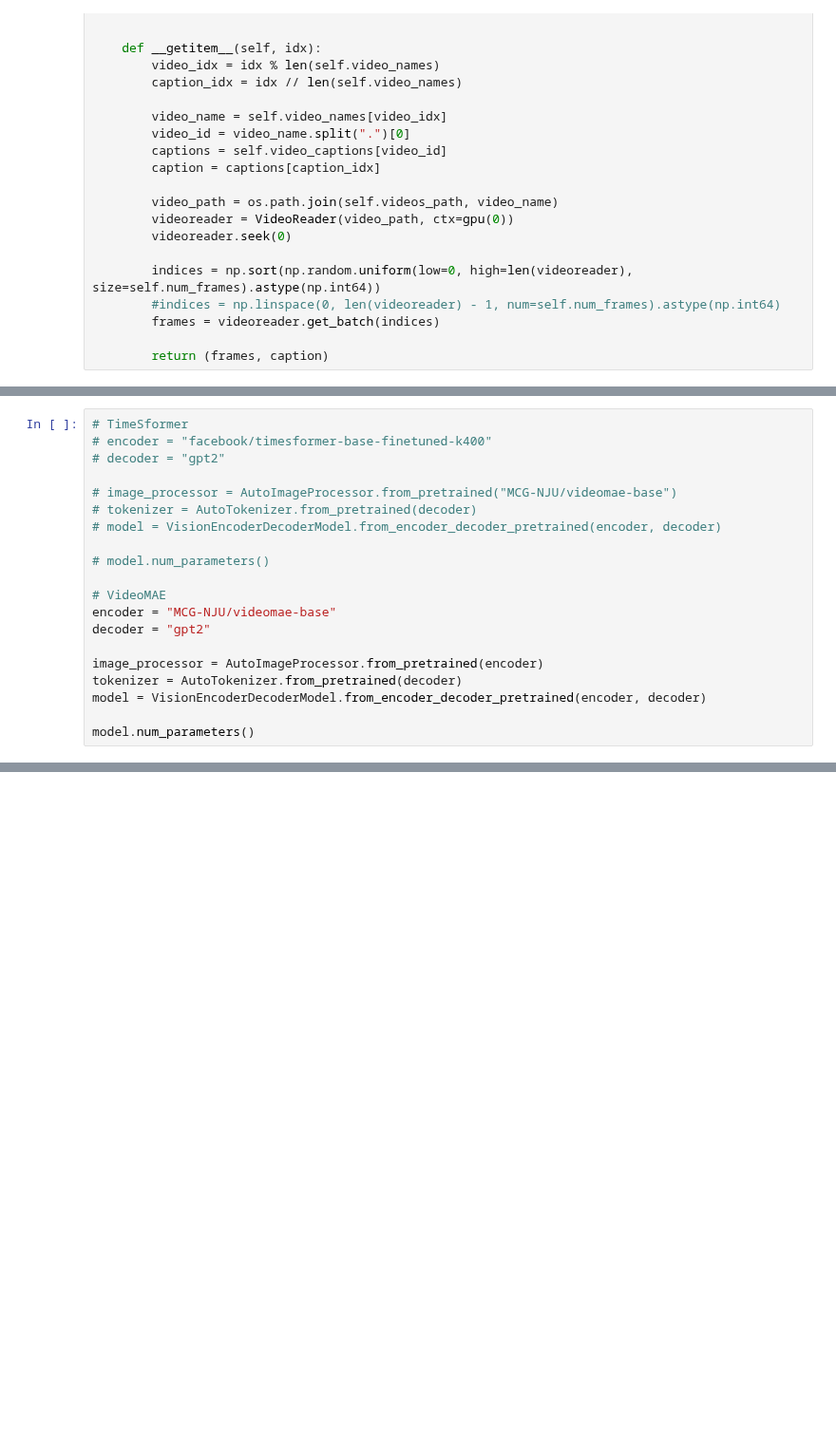
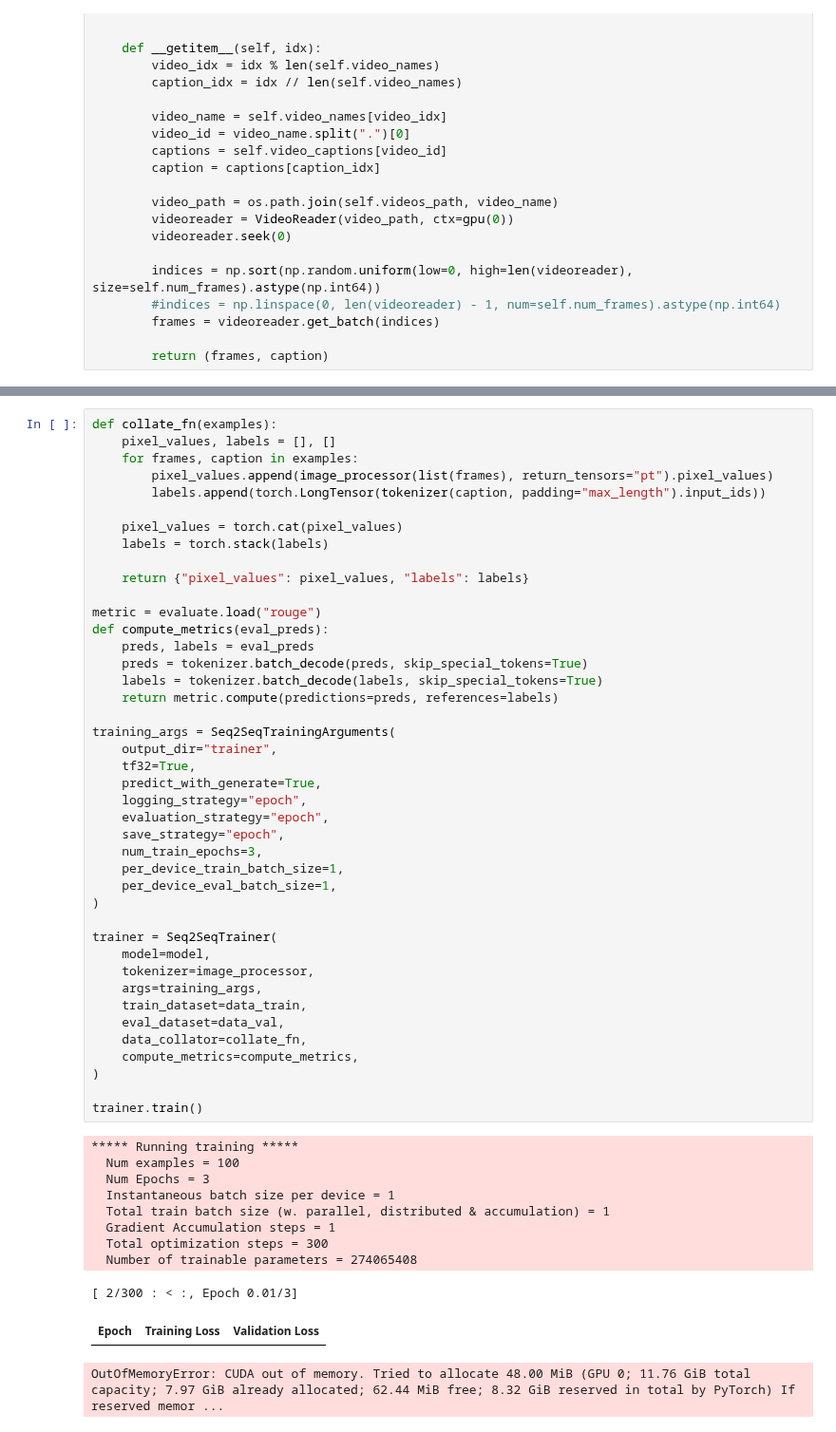
Before and after one commit to Neleac/SpaceTimeGPT, a Jupyter notebook: encoder-decoder.ipynb, the cells around one changed output, grey strips where cells are left out. Shown at 95% size. Drawn from its saved outputs; the diff is of its cells as text; blank space fills up the shorter version.

Commit message:
seq2seq trainer rouge metric

```diff
--- a/encoder-decoder.ipynb
+++ b/encoder-decoder.ipynb
@@ -65,20 +118,0 @@ print(len(data_val))
-# %%
-# TimeSformer
-# encoder = "facebook/timesformer-base-finetuned-k400"
-# decoder = "gpt2"
-
-# image_processor = AutoImageProcessor.from_pretrained("MCG-NJU/videomae-base")
-# tokenizer = AutoTokenizer.from_pretrained(decoder)
-# model = VisionEncoderDecoderModel.from_encoder_decoder_pretrained(encoder, decoder)
-
-# model.num_parameters()
-
-# VideoMAE
-encoder = "MCG-NJU/videomae-base"
-decoder = "gpt2"
-
-image_processor = AutoImageProcessor.from_pretrained(encoder)
-tokenizer = AutoTokenizer.from_pretrained(decoder)
-model = VisionEncoderDecoderModel.from_encoder_decoder_pretrained(encoder, decoder)
-
-model.num_parameters()
@@ -93,3 +119,57 @@ You should probably TRAIN this model on a down-stream task to be able to use it
+# %%
+def collate_fn(examples):
+    pixel_values, labels = [], []
+    for frames, caption in examples:
+        pixel_values.append(image_processor(list(frames), return_tensors="pt").pixel_values)
+        labels.append(torch.LongTensor(tokenizer(caption, padding="max_length").input_ids))
+
+    pixel_values = torch.cat(pixel_values)
+    labels = torch.stack(labels)
+
+    return {"pixel_values": pixel_values, "labels": labels}
+
+metric = evaluate.load("rouge")
+def compute_metrics(eval_preds):
+    preds, labels = eval_preds
+    preds = tokenizer.batch_decode(preds, skip_special_tokens=True)
+    labels = tokenizer.batch_decode(labels, skip_special_tokens=True)
+    return metric.compute(predictions=preds, references=labels)
+
+training_args = Seq2SeqTrainingArguments(
+    output_dir="trainer",
+    tf32=True,
+    predict_with_generate=True,
+    logging_strategy="epoch",
+    evaluation_strategy="epoch",
+    save_strategy="epoch",
+    num_train_epochs=3,
+    per_device_train_batch_size=1,
+    per_device_eval_batch_size=1,
+)
+
+trainer = Seq2SeqTrainer(
+    model=model,
+    tokenizer=image_processor,
+    args=training_args,
+    train_dataset=data_train,
+    eval_dataset=data_val,
+    data_collator=collate_fn,
+    compute_metrics=compute_metrics,
+)
+
+trainer.train()
+# %% [output]
+***** Running training *****
+  Num examples = 100
+  Num Epochs = 3
+  Instantaneous batch size per device = 1
+  Total train batch size (w. parallel, distributed & accumulation) = 1
+  Gradient Accumulation steps = 1
+  Total optimization steps = 300
+  Number of trainable parameters = 274065408
+[ 2/300 : < :, Epoch 0.01/3]
+| Epoch | Training Loss | Validation Loss |
+OutOfMemoryError: CUDA out of memory. Tried to allocate 48.00 MiB (GPU 0; 11.76 GiB total capacity; 7.97 GiB already allocated; 62.44 MiB free; 8.32 GiB reserved in total by PyTorch) If reserved memor ...
 # %%
 frames, caption = data_train[2]
 print(caption)
```
Also changed, not shown: parts of 5 cells of this notebook.
